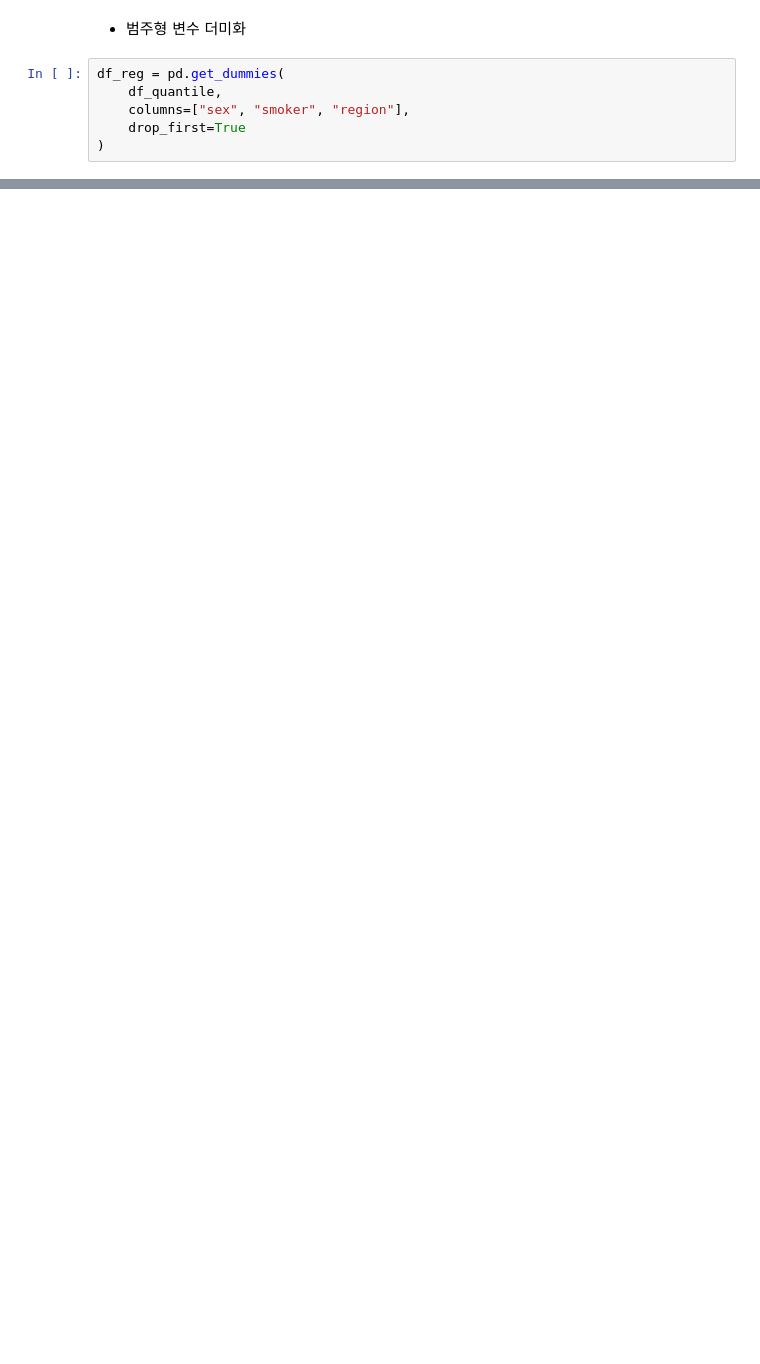
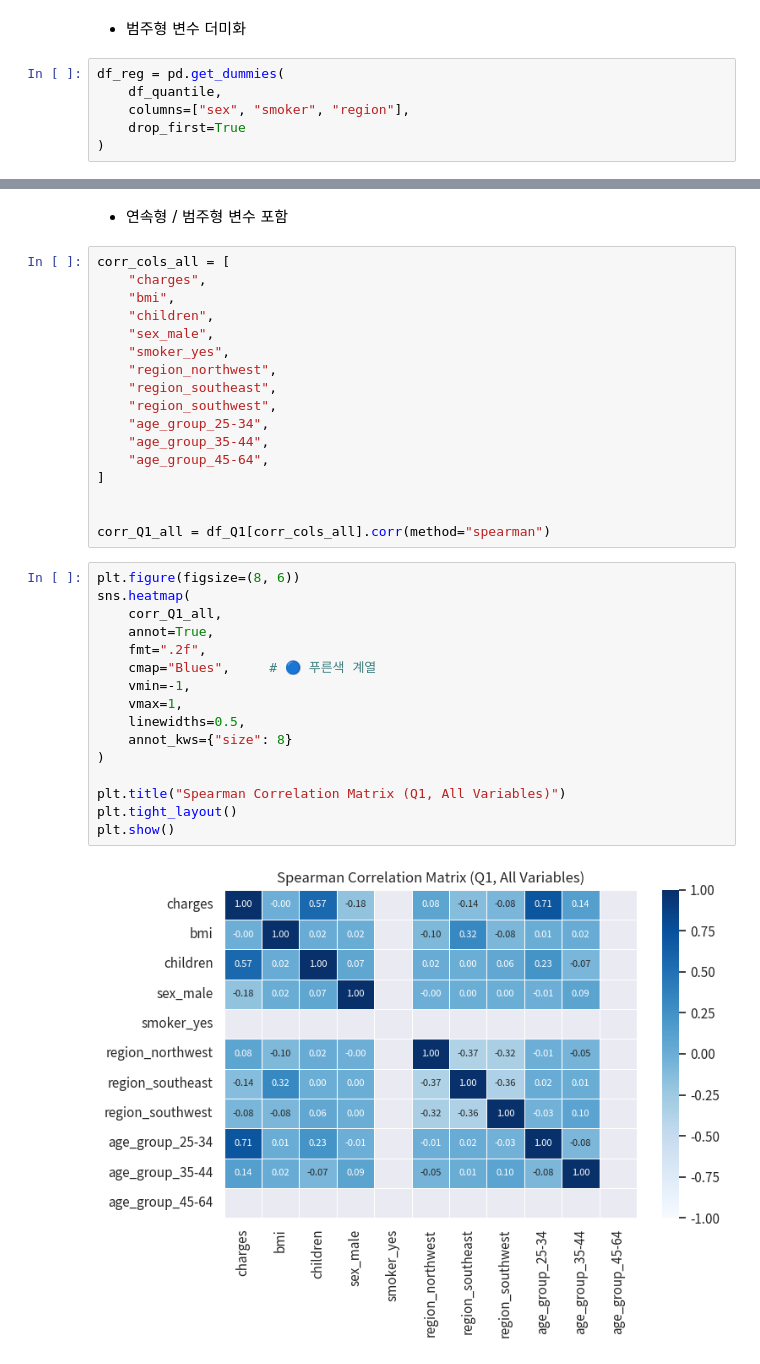
Before and after one commit to BoheeJeong/data_analysis_basic, a Jupyter notebook: 00 캡스톤/조별과제/Insurance 캡스톤 _ 정보희 (추가 미션 진행 260114).ipynb, the cells around one changed output, grey strips where cells are left out. Drawn from its saved outputs; the diff is of its cells as text; blank space fills up the shorter version.

```diff
--- a/00 캡스톤/조별과제/Insurance 캡스톤 _ 정보희 (추가 미션 진행 260114).ipynb
+++ b/00 캡스톤/조별과제/Insurance 캡스톤 _ 정보희 (추가 미션 진행 260114).ipynb
@@ -2836,0 +2944,37 @@ df_reg = pd.get_dummies(
+# %% [markdown]
+- 연속형 / 범주형 변수 포함
+# %%
+corr_cols_all = [
+    "charges",
+    "bmi",
+    "children",
+    "sex_male",
+    "smoker_yes",
+    "region_northwest",
+    "region_southeast",
+    "region_southwest",
+    "age_group_25-34",
+    "age_group_35-44",
+    "age_group_45-64",
+]
+
+
+corr_Q1_all = df_Q1[corr_cols_all].corr(method="spearman")
+# %%
+plt.figure(figsize=(8, 6))
+sns.heatmap(
+    corr_Q1_all,
+    annot=True,
+    fmt=".2f",
+    cmap="Blues",     # 🔵 푸른색 계열
+    vmin=-1,
+    vmax=1,
+    linewidths=0.5,
+    annot_kws={"size": 8}
+)
+
+plt.title("Spearman Correlation Matrix (Q1, All Variables)")
+plt.tight_layout()
+plt.show()
+# %% [output]
+[figure, added]
```
Also changed, not shown: parts of 26 cells of this notebook, 3 other files.
